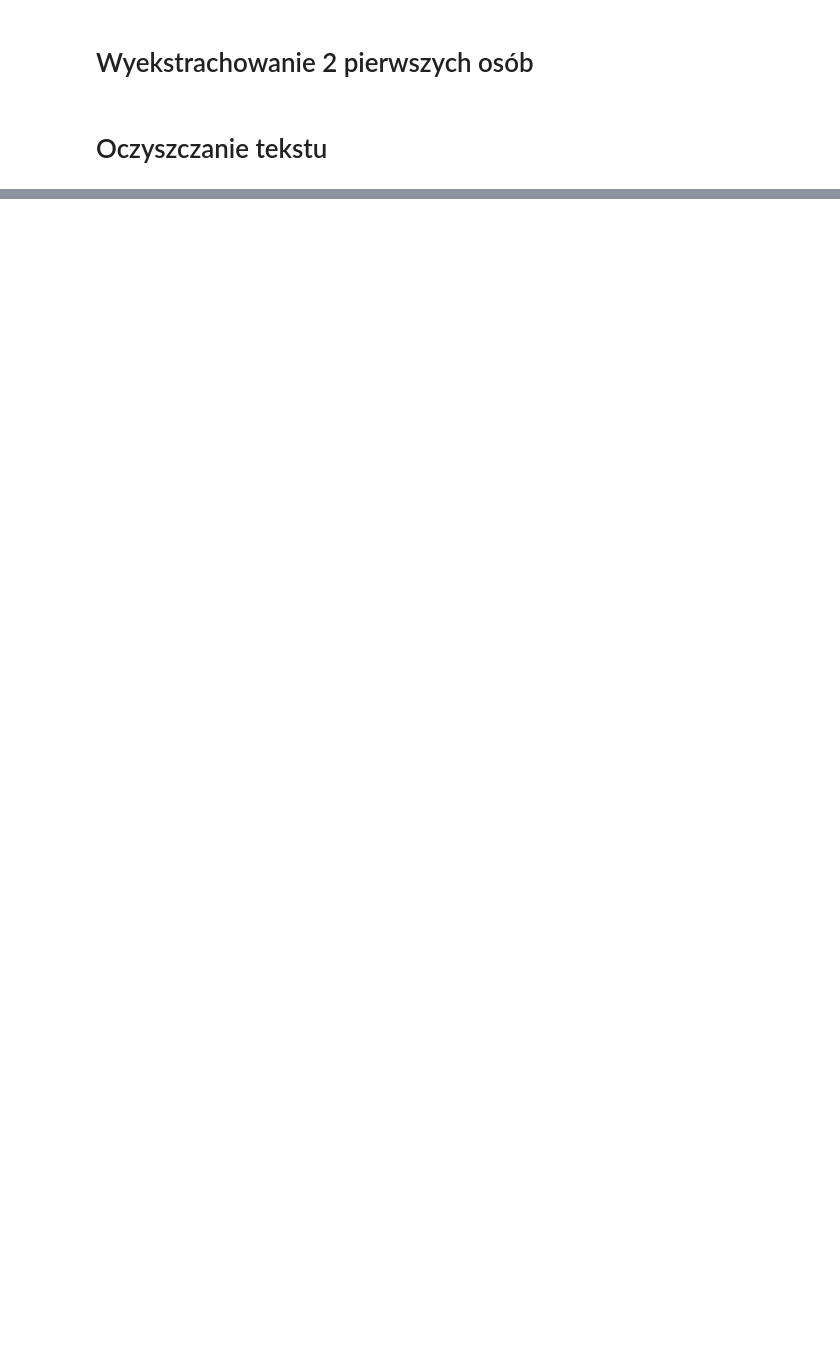
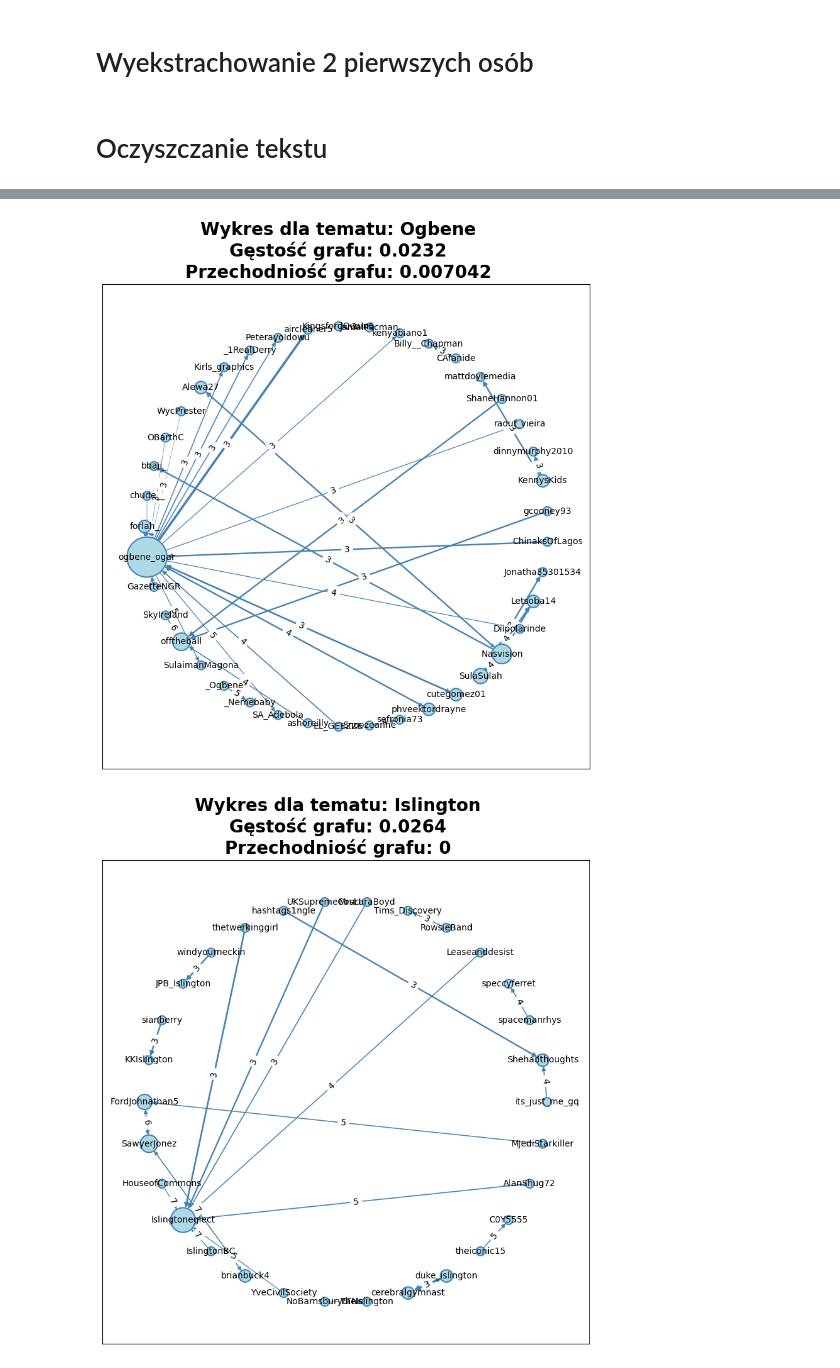
Before and after one commit to M-Kacprowicz/analiza_sieci_spolecznosciowych, a Jupyter notebook: analiza.ipynb, the cells around one changed output, grey strips where cells are left out. Drawn from its saved outputs; the diff is of its cells as text; code cells hidden in the pictures; blank space fills up the shorter version.

```diff
--- a/analiza.ipynb
+++ b/analiza.ipynb
@@ -389,0 +432,5 @@ df[["preprocessed_text","first_mention","second_mention"]]
+# %%
+df
+# %% [output]
+[figure, added]
+[figure, added]
```
Also changed, not shown: parts of 11 cells of this notebook, 2 other files.
